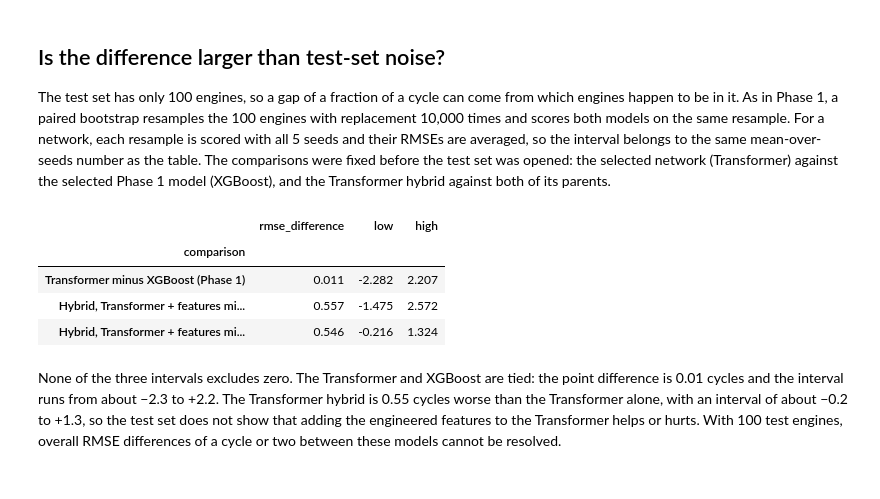
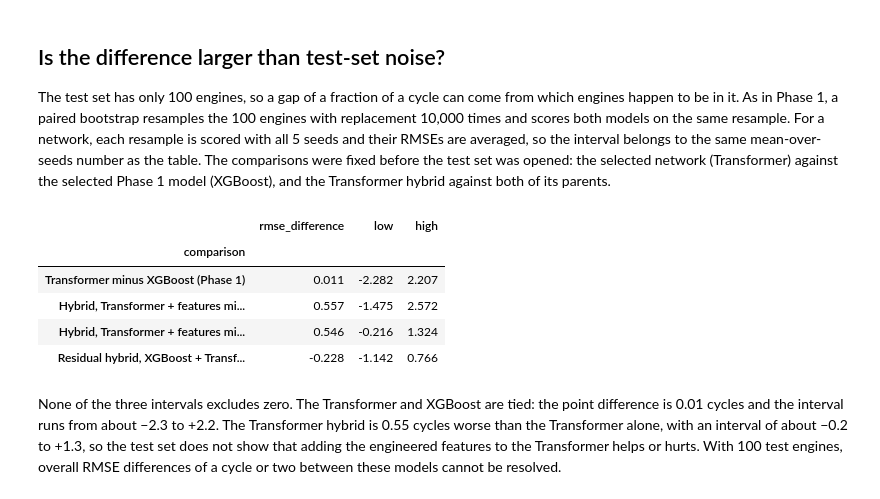
Before and after one commit to sarveshcore/t081-rul-prediction, a Jupyter notebook: notebooks/09_dl_results.ipynb, the cells around one changed output. Saved outputs shown, nothing was run; the diff lists cells and outputs as text; code cells hidden in the pictures.

```diff
--- a/notebooks/09_dl_results.ipynb
+++ b/notebooks/09_dl_results.ipynb
@@ -245,19 +245,21 @@ The test set has only 100 engines, so a gap of a fraction of a cycle can come fr
 # %%
 PAIRS = [("Transformer", "XGBoost (Phase 1)"),
          ("Hybrid, Transformer + features", "XGBoost (Phase 1)"),
-         ("Hybrid, Transformer + features", "Transformer")]
+         ("Hybrid, Transformer + features", "Transformer"),
+         (RESIDUAL, "XGBoost (Phase 1)")]  # descriptive: not fixed before testing
 truth = test_rul.to_numpy(dtype=float)
 bootstrap = pd.DataFrame([
     {"comparison": f"{a} minus {b}",
      **seed_bootstrap(seed_matrix(a), seed_matrix(b), truth)}
     for a, b in PAIRS]).set_index("comparison")
 bootstrap
 # %% [output]
 |  | rmse_difference | low | high |
 | comparison |  |  |  |
 | Transformer minus XGBoost (Phase 1) | 0.011 | -2.282 | 2.207 |
 | Hybrid, Transformer + features mi... | 0.557 | -1.475 | 2.572 |
 | Hybrid, Transformer + features mi... | 0.546 | -0.216 | 1.324 |
+| Residual hybrid, XGBoost + Transf... | -0.228 | -1.142 | 0.766 |
 # %% [markdown]
 None of the three intervals excludes zero. The Transformer and XGBoost are tied: the point difference is 0.01 cycles and the interval runs from about −2.3 to +2.2. The Transformer hybrid is 0.55 cycles worse than the Transformer alone, with an interval of about −0.2 to +1.3, so the test set does not show that adding the engineered features to the Transformer helps or hurts. With 100 test engines, overall RMSE differences of a cycle or two between these models cannot be resolved.
 # %% [markdown]
```
Also changed, not shown: parts of 1 cell of this notebook, 5 other files.
